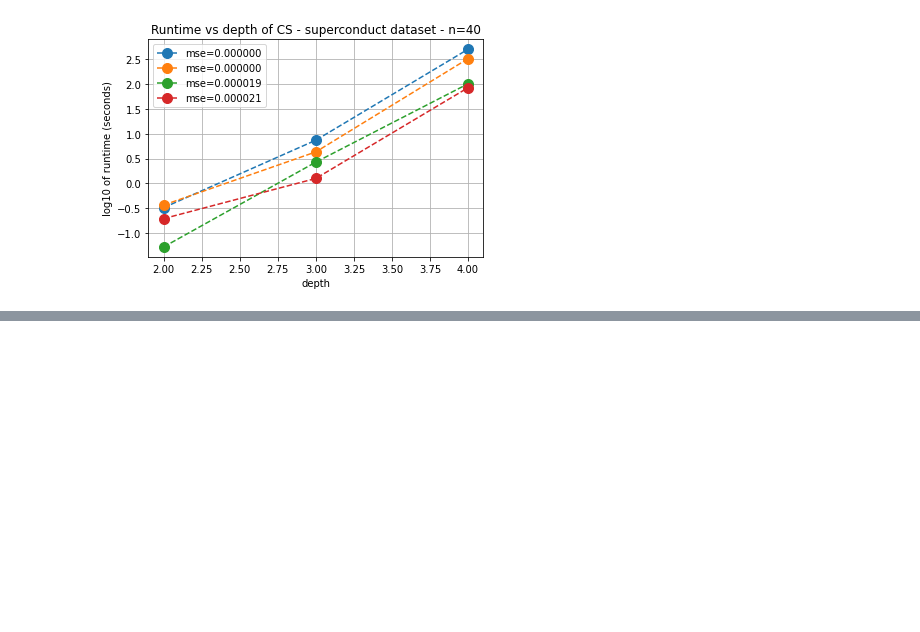
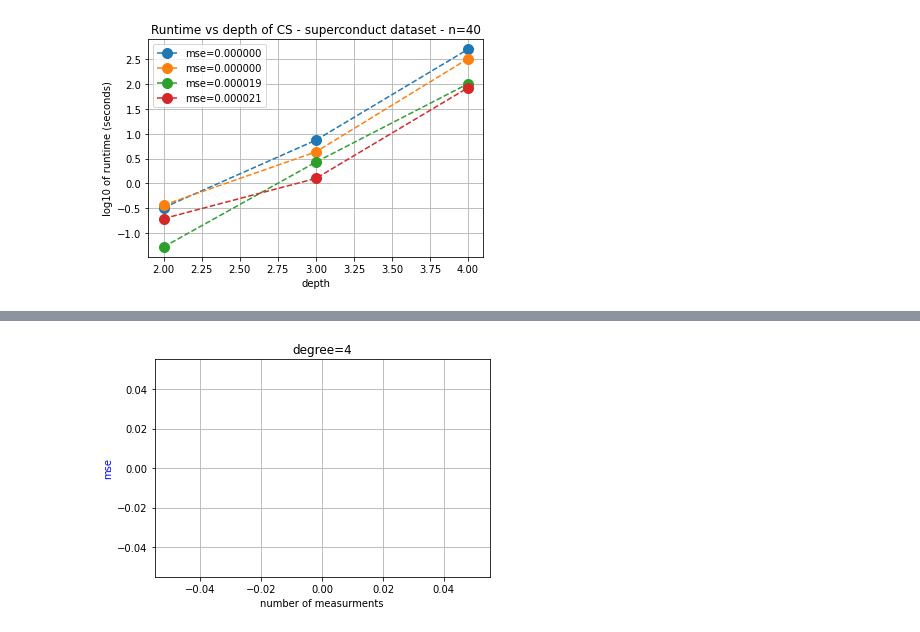
Before and after one commit to andisheh94/sparse_fourier_and_cs_on_xgboost, a Jupyter notebook: learning_boolean_functions/plotter/plotter.ipynb, the cells around one changed output, grey strips where cells are left out. Drawn from its saved outputs; the diff is of its cells as text; code cells hidden in the pictures; blank space fills up the shorter version.

```diff
--- a/learning_boolean_functions/plotter/plotter.ipynb
+++ b/learning_boolean_functions/plotter/plotter.ipynb
@@ -270,0 +228,14 @@ for depth in range(2,5):
+# %%
+for depth in [4]:
+    fig, ax = plt.subplots()
+    ax.set_ylabel("mse", color="blue")
+    ax.set_xlabel("number of measurments")
+    #ax.plot([a[0] for a in result_binning[depth]],[a[1] for a in result_binning[depth]],'b.')
+    ax.plot([a[0] for a in result_random[depth]],[a[1] for a in result_random[depth]],'r.')
+    ax.xaxis.grid()
+    ax.yaxis.grid()
+    ax.set_title(f"degree={depth}")
+    #plt.savefig(f"images/random/n={n}_d={degree}", dpi=300)
+    plt.show()
+# %% [output]
+[figure, added]
```
Also changed, not shown: parts of 15 cells of this notebook, 1 other file.
